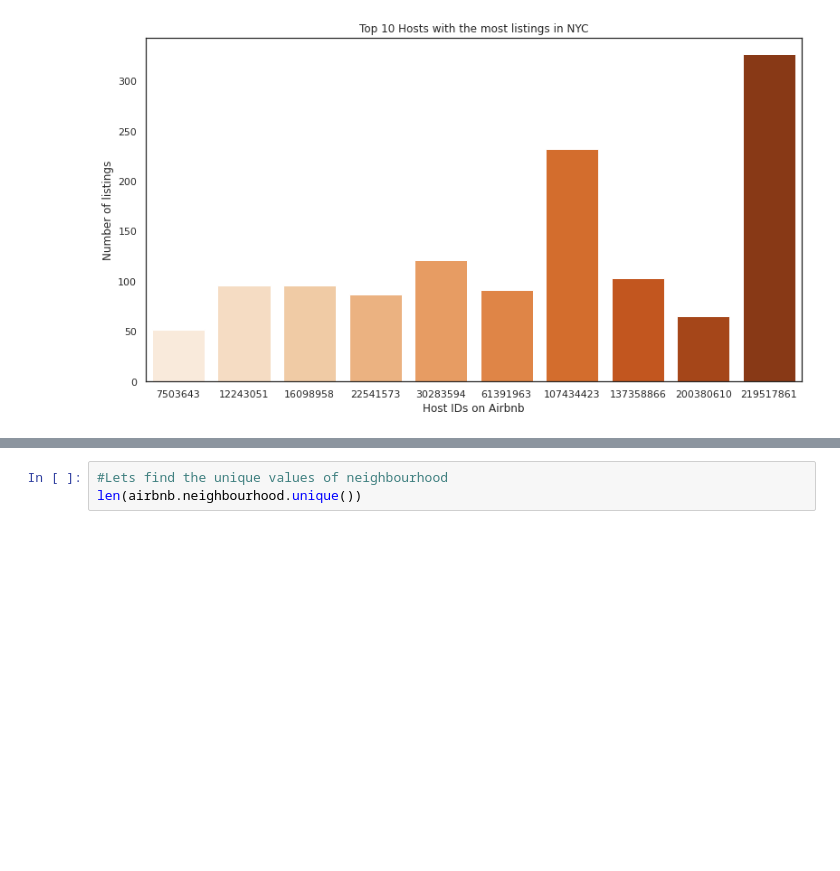
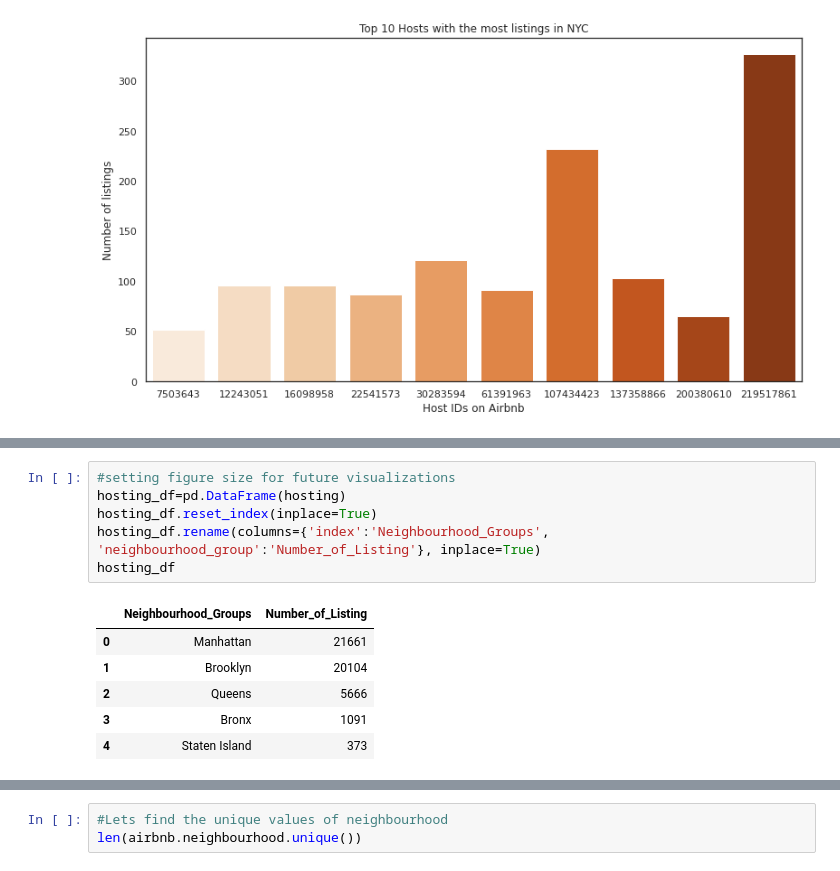
Before and after one commit to Ayaj-Ahmed/CAPSTONE-EDA, a Jupyter notebook: Airbnb_Bookings_EDA_Capstone_Project.ipynb, the cells around one changed output, grey strips where cells are left out. Drawn from its saved outputs; the diff is of its cells as text; blank space fills up the shorter version.

```diff
--- a/Airbnb_Bookings_EDA_Capstone_Project.ipynb
+++ b/Airbnb_Bookings_EDA_Capstone_Project.ipynb
@@ -196,0 +208,13 @@ Text(0.5, 0, 'Host IDs on Airbnb')
+# %%
+#setting figure size for future visualizations
+hosting_df=pd.DataFrame(hosting)
+hosting_df.reset_index(inplace=True)
+hosting_df.rename(columns={'index':'Neighbourhood_Groups', 'neighbourhood_group':'Number_of_Listing'}, inplace=True)
+hosting_df
+# %% [output]
+|  | Neighbourhood_Groups | Number_of_Listing |
+| 0 | Manhattan | 21661 |
+| 1 | Brooklyn | 20104 |
+| 2 | Queens | 5666 |
+| 3 | Bronx | 1091 |
+| 4 | Staten Island | 373 |
```
Also changed, not shown: parts of 6 cells of this notebook.
